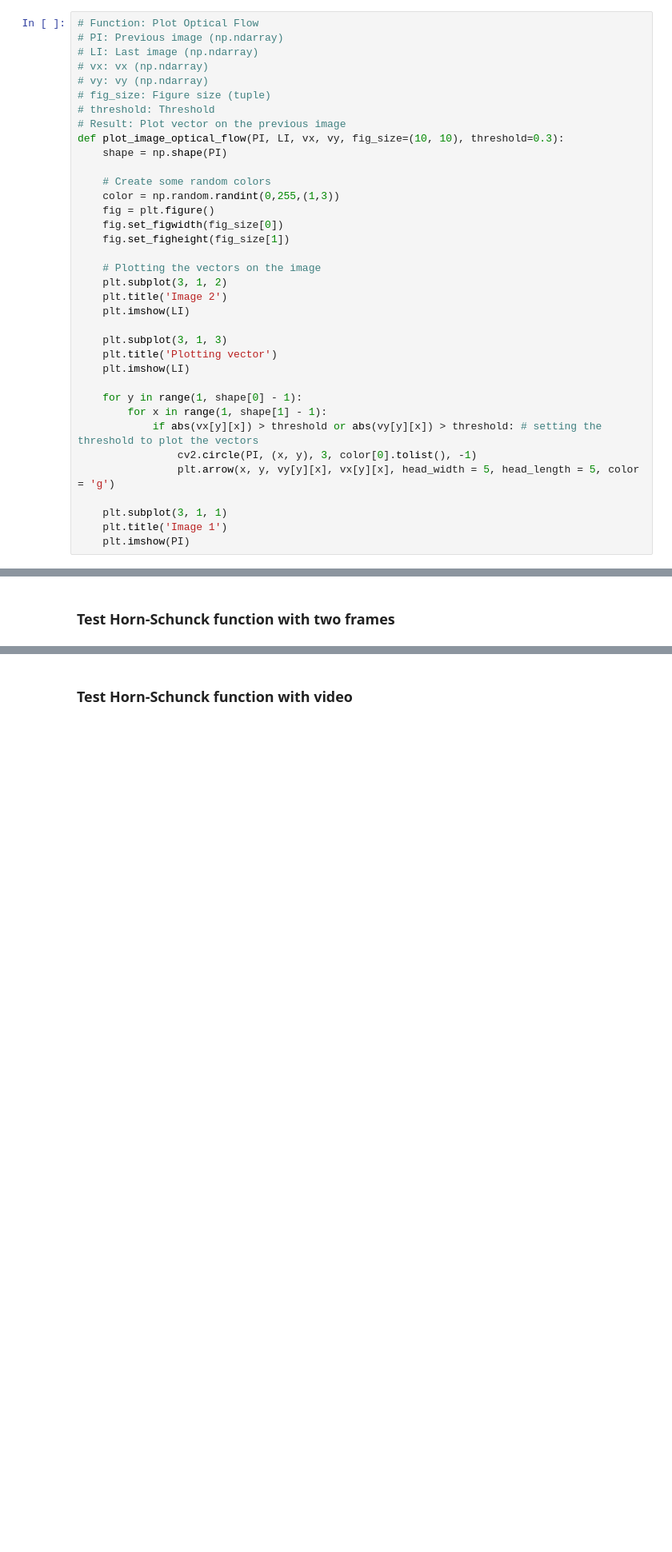
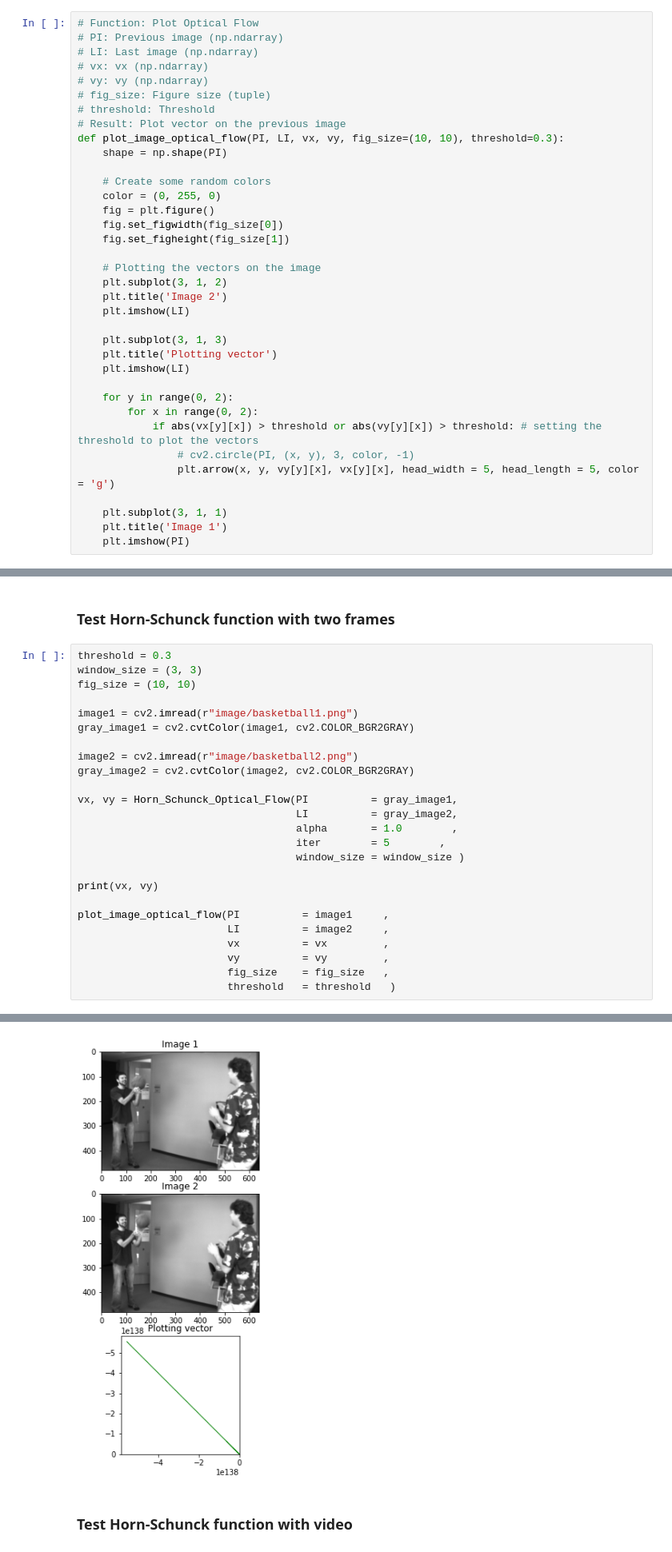
Before and after one commit to phamquanganhBKSET/optical_flow, a Jupyter notebook: dense_optical_flow.ipynb, the cells around one changed output, grey strips where cells are left out. Shown at 80% size. Saved outputs shown, nothing was run; the diff lists cells and outputs as text; blank space fills up the shorter version.

```diff
--- a/dense_optical_flow.ipynb
+++ b/dense_optical_flow.ipynb
@@ -116,7 +122,7 @@ def plot_image_optical_flow(PI, LI, vx, vy, fig_size=(10, 10), threshold=0.3):
     shape = np.shape(PI)
 
     # Create some random colors
-    color = np.random.randint(0,255,(1,3))
+    color = (0, 255, 0)
     fig = plt.figure()
     fig.set_figwidth(fig_size[0])
     fig.set_figheight(fig_size[1])
@@ -130,10 +136,10 @@ def plot_image_optical_flow(PI, LI, vx, vy, fig_size=(10, 10), threshold=0.3):
     plt.title('Plotting vector')
     plt.imshow(LI)
 
-    for y in range(1, shape[0] - 1):
-        for x in range(1, shape[1] - 1):
+    for y in range(0, 2):
+        for x in range(0, 2):
             if abs(vx[y][x]) > threshold or abs(vy[y][x]) > threshold: # setting the threshold to plot the vectors
-                cv2.circle(PI, (x, y), 3, color[0].tolist(), -1)
+                # cv2.circle(PI, (x, y), 3, color, -1)
                 plt.arrow(x, y, vy[y][x], vx[y][x], head_width = 5, head_length = 5, color = 'g')
 
     plt.subplot(3, 1, 1)
@@ -163,3 +169,29 @@ def plot_video_optical_flow(frame, mask, vx, vy, threshold=0.3, title="image", c
     return mask
 # %% [markdown]
 ### **Test Horn-Schunck function with two frames**
+# %%
+threshold = 0.3
+window_size = (3, 3)
+fig_size = (10, 10)
+
+image1 = cv2.imread(r"image/basketball1.png")
+gray_image1 = cv2.cvtColor(image1, cv2.COLOR_BGR2GRAY)
+
+image2 = cv2.imread(r"image/basketball2.png")
+gray_image2 = cv2.cvtColor(image2, cv2.COLOR_BGR2GRAY)
+
+vx, vy = Horn_Schunck_Optical_Flow(PI          = gray_image1,
+                                   LI          = gray_image2,
+                                   alpha       = 1.0        ,
+                                   iter        = 5        ,
+                                   window_size = window_size )
+
+print(vx, vy)
+
+plot_image_optical_flow(PI          = image1     ,
+                        LI          = image2     ,
+                        vx          = vx         ,
+                        vy          = vy         ,
+                        fig_size    = fig_size   ,
+                        threshold   = threshold   )
+# %% [output]
@@ -166,3 +215,4 @@ def plot_video_optical_flow(frame, mask, vx, vy, threshold=0.3, title="image", c
+[figure, added]
 # %% [markdown]
 ### **Test Horn-Schunck function with video**
 # %% [markdown]
```
Also changed, not shown: parts of 4 cells of this notebook.
